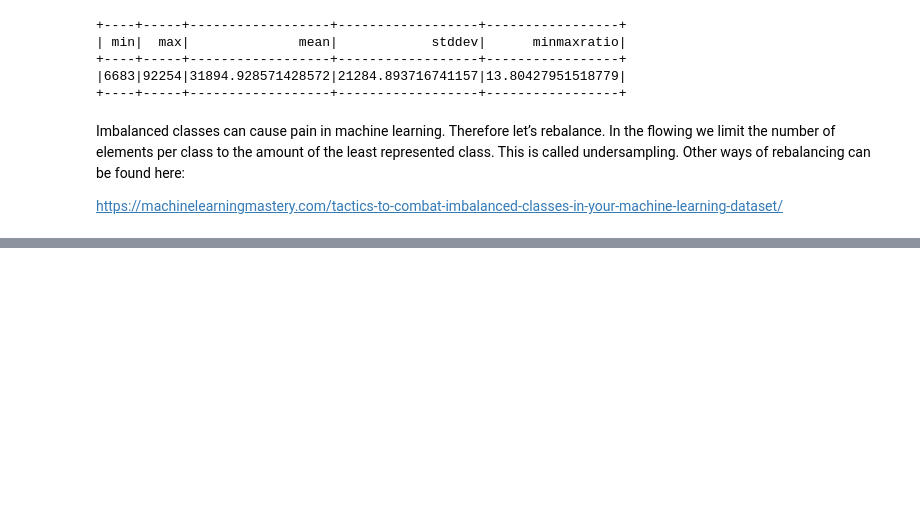
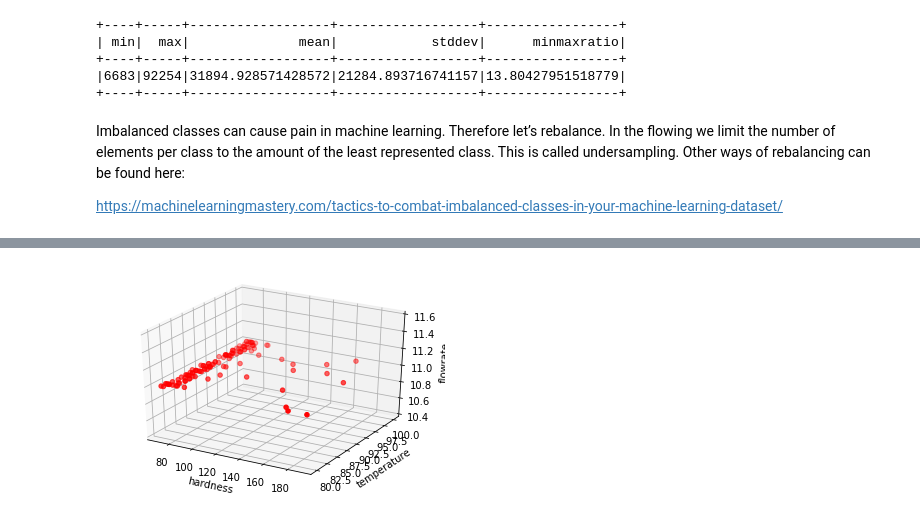
Before and after one commit to aditya-nt/IBMWatsonStudio, a Jupyter notebook: Scalable Machine Learning on Big Data using Apache Spark/Tutorail-w1-ApacheSpark.ipynb, the cells around one changed output, grey strips where cells are left out. Cells and saved outputs as stored; diff of their text form; code cells hidden in the pictures; blank space fills up the shorter version.

```diff
--- a/Scalable Machine Learning on Big Data using Apache Spark/Tutorail-w1-ApacheSpark.ipynb
+++ b/Scalable Machine Learning on Big Data using Apache Spark/Tutorail-w1-ApacheSpark.ipynb
@@ -434,0 +559,26 @@ SyntaxError: invalid syntax (<ipython-input-51-f4acff06b330>, line 1)
+# %%
+result_df = spark.sql("""
+select hardness,temperature,flowrate from washing
+    where hardness is not null and
+    temperature is not null and
+    flowrate is not null
+""")
+result_rdd = result_df.rdd.sample(False,0.1).map(lambda row : (row.hardness,row.temperature,row.flowrate))
+result_array_hardness = result_rdd.map(lambda hardness_temperature_flowrate: hardness_temperature_flowrate[0]).collect()
+result_array_temperature = result_rdd.map(lambda hardness_temperature_flowrate: hardness_temperature_flowrate[1]).collect()
+result_array_flowrate = result_rdd.map(lambda hardness_temperature_flowrate: hardness_temperature_flowrate[2]).collect()
+# %%
+from mpl_toolkits.mplot3d import Axes3D
+
+fig = plt.figure()
+ax = fig.add_subplot(111, projection='3d')
+
+ax.scatter(result_array_hardness,result_array_temperature,result_array_flowrate, c='r', marker='o')
+
+ax.set_xlabel('hardness')
+ax.set_ylabel('temperature')
+ax.set_zlabel('flowrate')
+
+plt.show()
+# %% [output]
+[figure, added]
```
Also changed, not shown: parts of 30 cells of this notebook.
